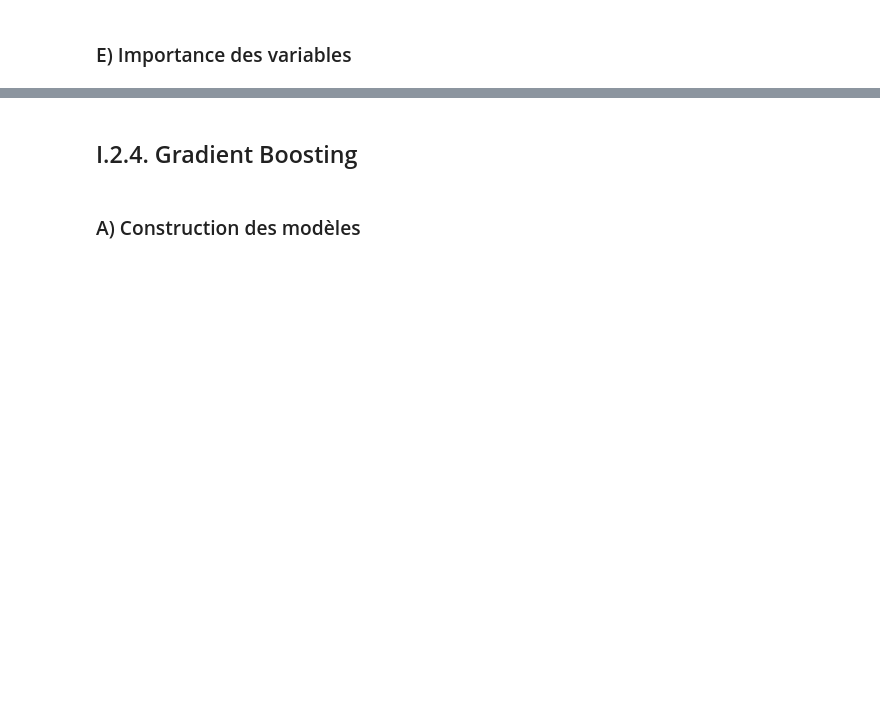
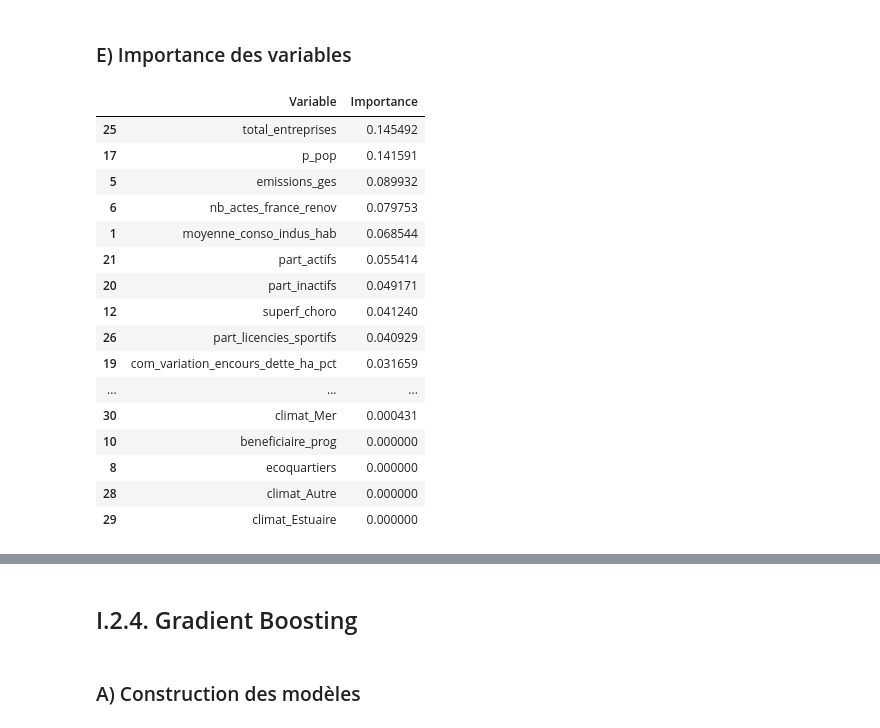
Before and after one commit to marieguib/202409-Precarite-energetique, a Jupyter notebook: Copie de Modelisation_precarite_energetique.ipynb, the cells around one changed output, grey strips where cells are left out. Drawn from its saved outputs; the diff is of its cells as text; code cells hidden in the pictures; blank space fills up the shorter version.

```diff
--- a/Copie de Modelisation_precarite_energetique.ipynb
+++ b/Copie de Modelisation_precarite_energetique.ipynb
@@ -1835,10 +1835,10 @@ scoring = {
 # %%
 # Ajustement des hyperparamètres
 
-grille_recherche_rf_oversampler = GridSearchCV(modele_rf_oversampler, param_grid_rf_oversampler, cv=5, scoring=scoring, refit='F1')
-grille_recherche_rf_smote = GridSearchCV(modele_rf_smote, param_grid_rf_smote, cv=5, scoring=scoring, refit='F1')
-grille_recherche_rf_adasyn = GridSearchCV(modele_rf_adasyn, param_grid_rf_adasyn, cv=5, scoring=scoring, refit='F1')
-grille_recherche_rf_borderline_smote = GridSearchCV(modele_rf_borderline_smote, param_grid_rf_borderline_smote, cv=5, scoring=scoring, refit='F1')
-grille_recherche_rf = GridSearchCV(modele_rf, param_grid_rf, cv=5, scoring=scoring, refit='F1')
+grille_recherche_rf_oversampler = GridSearchCV(modele_rf_oversampler, param_grid_rf_oversampler, cv=5, scoring=scoring, refit='F1', n_jobs=-1)
+grille_recherche_rf_smote = GridSearchCV(modele_rf_smote, param_grid_rf_smote, cv=5, scoring=scoring, refit='F1', n_jobs=-1)
+grille_recherche_rf_adasyn = GridSearchCV(modele_rf_adasyn, param_grid_rf_adasyn, cv=5, scoring=scoring, refit='F1', n_jobs=-1)
+grille_recherche_rf_borderline_smote = GridSearchCV(modele_rf_borderline_smote, param_grid_rf_borderline_smote, cv=5, scoring=scoring, refit='F1', n_jobs=-1)
+grille_recherche_rf = GridSearchCV(modele_rf, param_grid_rf, cv=5, scoring=scoring, refit='F1', n_jobs=-1)
 # %%
 modele_rf_oversampler_opt = grille_recherche_rf_oversampler.fit(X_train, y_train).best_estimator_
@@ -1982,45 +2009,63 @@ plt.show()
 # Importance des variables
 
 # Récupération de l'importance des variables pour chaque modèle
-importance_rf_oversampler = modele_rf_oversampler_opt.best_estimator_.named_steps['arbre'].feature_importances_
-importance_rf_smote = modele_rf_smote_opt.best_estimator_.named_steps['arbre'].feature_importances_
-importance_rf_adasyn = modele_rf_adasyn_opt.best_estimator_.named_steps['arbre'].feature_importances_
-importance_rf_borderline_smote = modele_rf_borderline_smote_opt.best_estimator_.named_steps['arbre'].feature_importances_
-importance_rf = modele_rf_opt.best_estimator_.named_steps['rf'].feature_importances_
+importance_rf_oversampler = modele_rf_oversampler_opt.named_steps['rf'].feature_importances_
+importance_rf_smote = modele_rf_smote_opt.named_steps['rf'].feature_importances_
+importance_rf_adasyn = modele_rf_adasyn_opt.named_steps['rf'].feature_importances_
+importance_rf_borderline_smote = modele_rf_borderline_smote_opt.named_steps['rf'].feature_importances_
+importance_rf = modele_rf_opt.named_steps['rf'].feature_importances_
 
 # Création d'un DataFrame pour afficher les résultats
 resultats_importance_variables_rf_oversampler = pd.DataFrame({
     "Variable": noms_variables,
-    "Importance": importances_rf_oversampler
+    "Importance": importance_rf_oversampler
 })
 
 resultats_importance_variables_rf_smote = pd.DataFrame({
     "Variable": noms_variables,
-    "Importance": importances_rf_smote
+    "Importance": importance_rf_smote
 })
 
 resultats_importance_variables_rf_adasyn = pd.DataFrame({
     "Variable": noms_variables,
-    "Importance": importances_rf_adasyn
+    "Importance": importance_rf_adasyn
 })
 
 resultats_importance_variables_rf_borderline_smote = pd.DataFrame({
     "Variable": noms_variables,
-    "Importance": importances_rf_borderline_smote
+    "Importance": importance_rf_borderline_smote
 })
 
 resultats_importance_variables_rf = pd.DataFrame({
     "Variable": noms_variables,
-    "Importance": importances_rf
+    "Importance": importance_rf
 })
 
 # Affichage des résultats
 resultats_importance_variables_rf_oversampler = resultats_importance_variables_rf_oversampler.sort_values(by="Importance", ascending=False)
 resultats_importance_variables_rf_smote = resultats_importance_variables_rf_smote.sort_values(by="Importance", ascending=False)
 resultats_importance_variables_rf_adasyn = resultats_importance_variables_rf_adasyn.sort_values(by="Importance", ascending=False)
 resultats_importance_variables_rf_borderline_smote = resultats_importance_variables_rf_borderline_smote.sort_values(by="Importance", ascending=False)
 resultats_importance_variables_rf = resultats_importance_variables_rf.sort_values(by="Importance", ascending=False)
 
 resultats_importance_variables_rf_oversampler
+# %% [output]
+|  | Variable | Importance |
+| 25 | total_entreprises | 0.145492 |
+| 17 | p_pop | 0.141591 |
+| 5 | emissions_ges | 0.089932 |
+| 6 | nb_actes_france_renov | 0.079753 |
+| 1 | moyenne_conso_indus_hab | 0.068544 |
+| 21 | part_actifs | 0.055414 |
+| 20 | part_inactifs | 0.049171 |
+| 12 | superf_choro | 0.041240 |
+| 26 | part_licencies_sportifs | 0.040929 |
+| 19 | com_variation_encours_dette_ha_pct | 0.031659 |
+| ... | ... | ... |
+| 30 | climat_Mer | 0.000431 |
+| 10 | beneficiaire_prog | 0.000000 |
+| 8 | ecoquartiers | 0.000000 |
+| 28 | climat_Autre | 0.000000 |
+| 29 | climat_Estuaire | 0.000000 |
 # %%
 resultats_importance_variables_rf_smote
```
Also changed, not shown: parts of 35 cells of this notebook.
